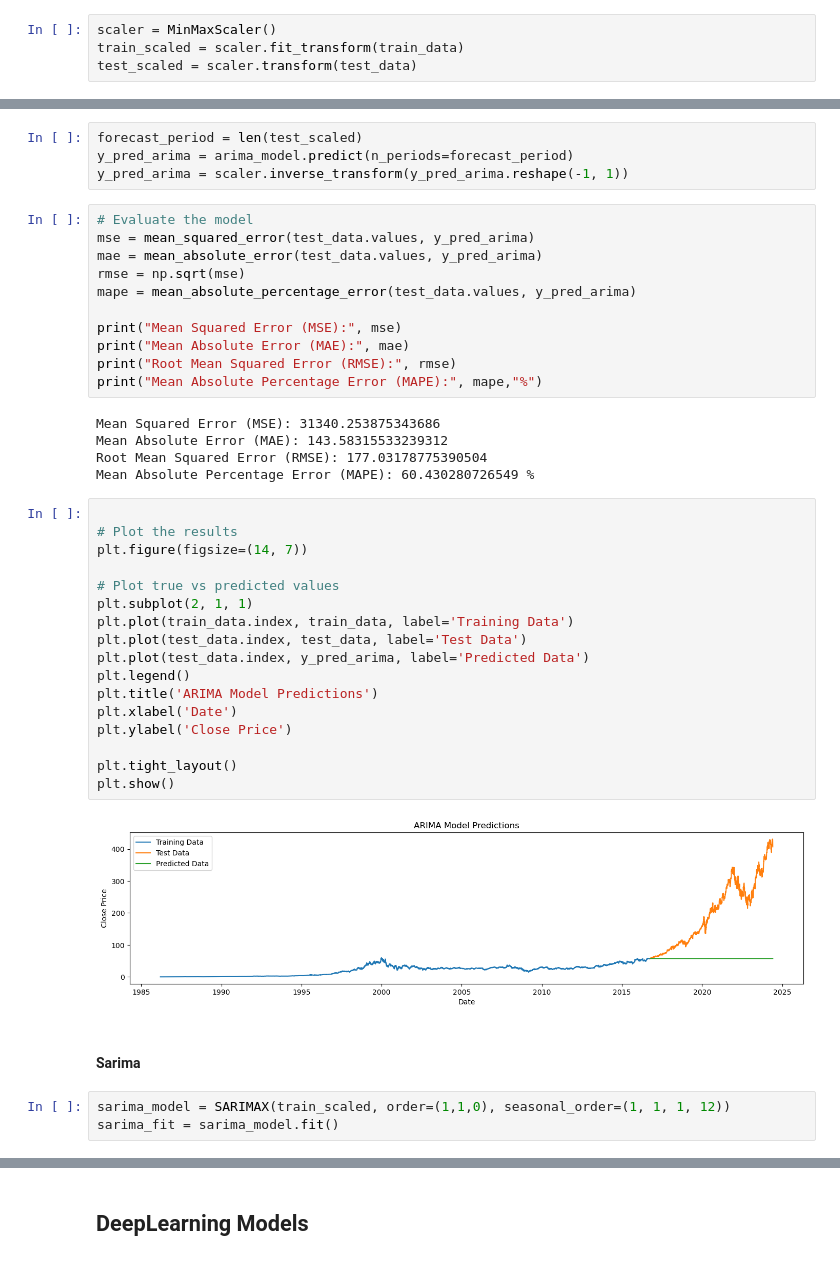
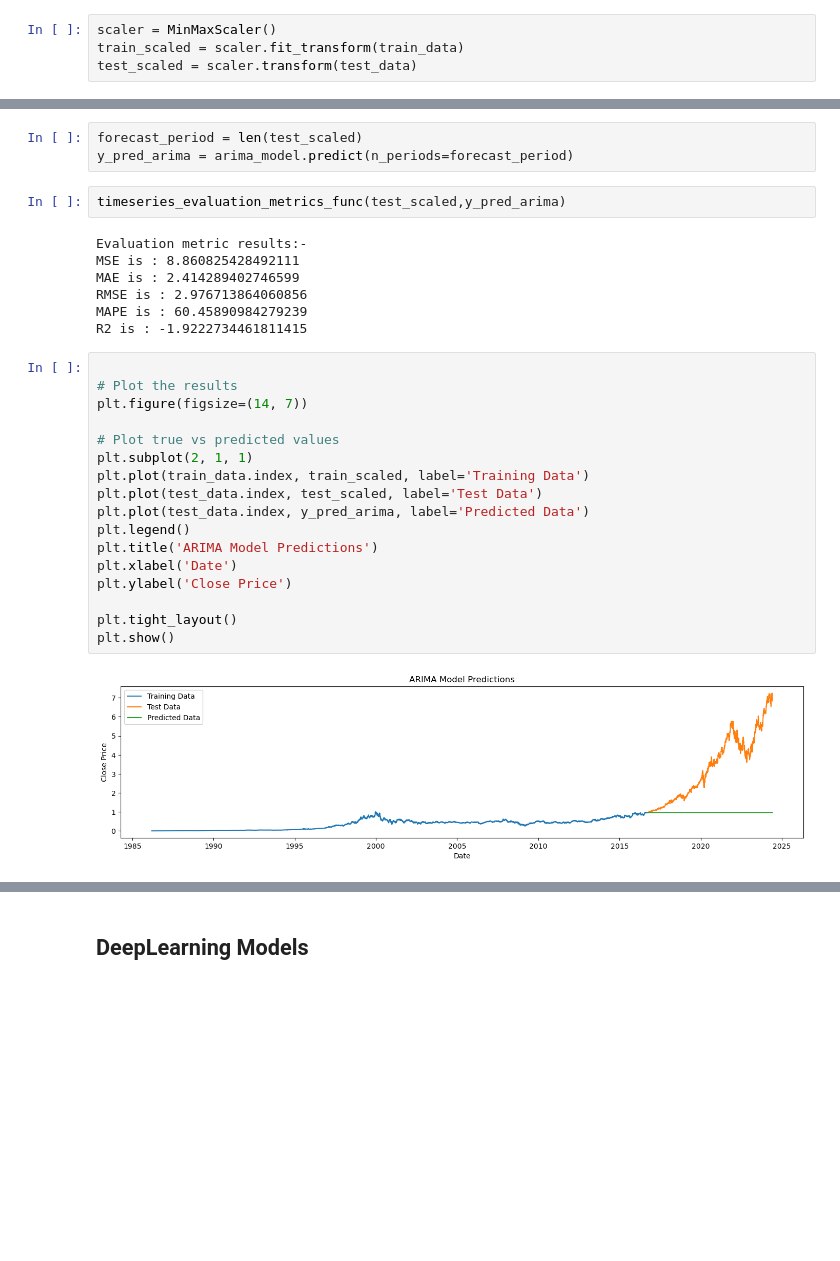
Before and after one commit to Gallillio/Times-series-Final, a Jupyter notebook: Microsoft/Microsoft_Timeseries.ipynb, the cells around one changed output, grey strips where cells are left out. Cells and saved outputs as stored; diff of their text form; blank space fills up the shorter version.

```diff
--- a/Microsoft/Microsoft_Timeseries.ipynb
+++ b/Microsoft/Microsoft_Timeseries.ipynb
@@ -184,44 +179,31 @@ Total fit time: 26.949 seconds
 # %%
 forecast_period = len(test_scaled)
 y_pred_arima = arima_model.predict(n_periods=forecast_period)
-y_pred_arima = scaler.inverse_transform(y_pred_arima.reshape(-1, 1))
 # %%
-# Evaluate the model
-mse = mean_squared_error(test_data.values, y_pred_arima)
-mae = mean_absolute_error(test_data.values, y_pred_arima)
-rmse = np.sqrt(mse)
-mape = mean_absolute_percentage_error(test_data.values, y_pred_arima)
-
-print("Mean Squared Error (MSE):", mse)
-print("Mean Absolute Error (MAE):", mae)
-print("Root Mean Squared Error (RMSE):", rmse)
-print("Mean Absolute Percentage Error (MAPE):", mape,"%")
+timeseries_evaluation_metrics_func(test_scaled,y_pred_arima)
 # %% [output]
-Mean Squared Error (MSE): 31340.253875343686
-Mean Absolute Error (MAE): 143.58315533239312
-Root Mean Squared Error (RMSE): 177.03178775390504
-Mean Absolute Percentage Error (MAPE): 60.430280726549 %
+Evaluation metric results:-
+MSE is : 8.860825428492111
+MAE is : 2.414289402746599
+RMSE is : 2.976713864060856
+MAPE is : 60.45890984279239
+R2 is : -1.9222734461811415
 # %%
 
 # Plot the results
 plt.figure(figsize=(14, 7))
 
 # Plot true vs predicted values
 plt.subplot(2, 1, 1)
-plt.plot(train_data.index, train_data, label='Training Data')
-plt.plot(test_data.index, test_data, label='Test Data')
+plt.plot(train_data.index, train_scaled, label='Training Data')
+plt.plot(test_data.index, test_scaled, label='Test Data')
 plt.plot(test_data.index, y_pred_arima, label='Predicted Data')
 plt.legend()
 plt.title('ARIMA Model Predictions')
 plt.xlabel('Date')
 plt.ylabel('Close Price')
 
 plt.tight_layout()
 plt.show()
 # %% [output]
-[figure, old version]
+[figure, new version]
-# %% [markdown]
-#### Sarima
-# %%
-sarima_model = SARIMAX(train_scaled, order=(1,1,0), seasonal_order=(1, 1, 1, 12))
-sarima_fit = sarima_model.fit()
```
Also changed, not shown: parts of 15 cells of this notebook.
